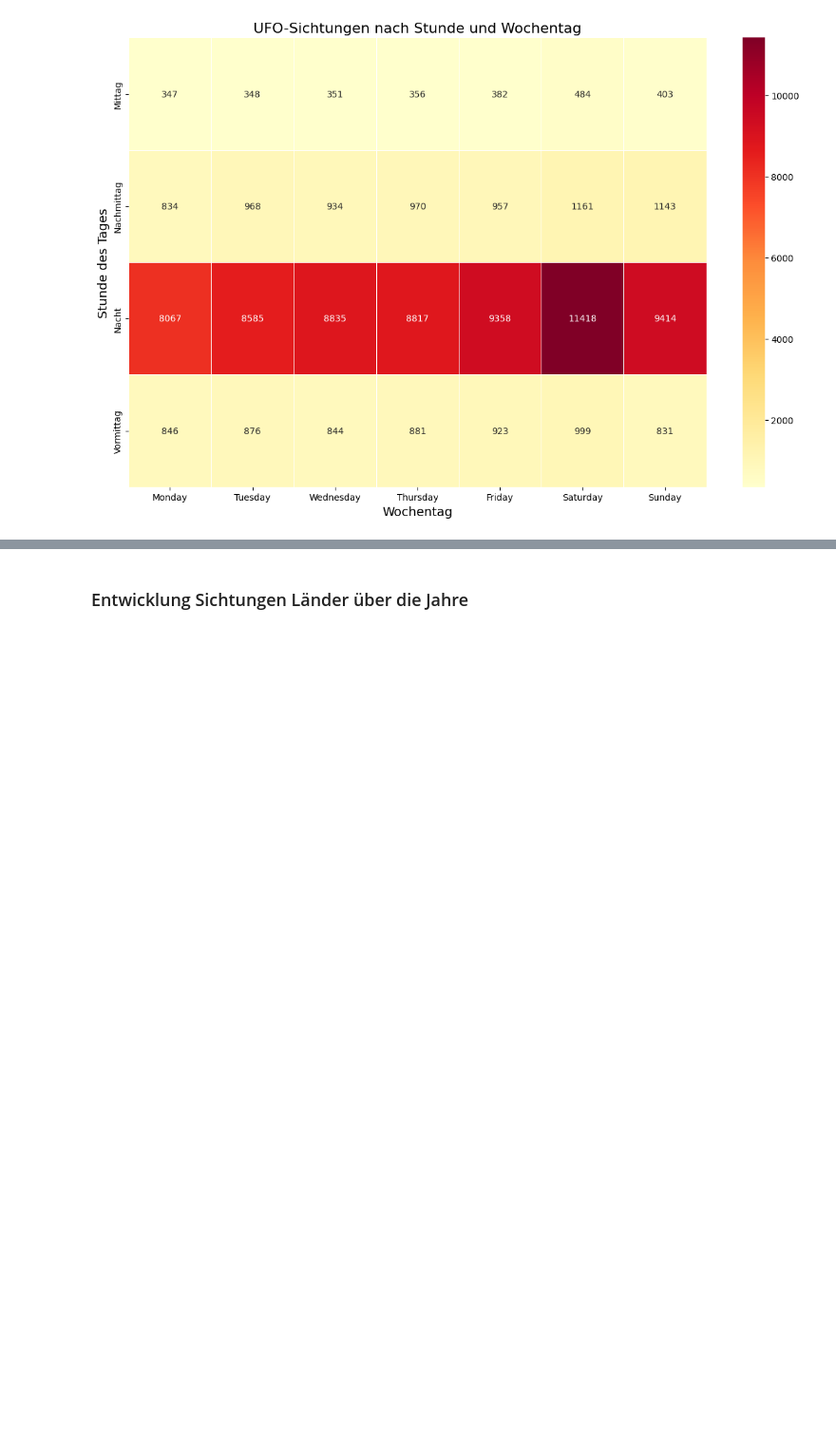
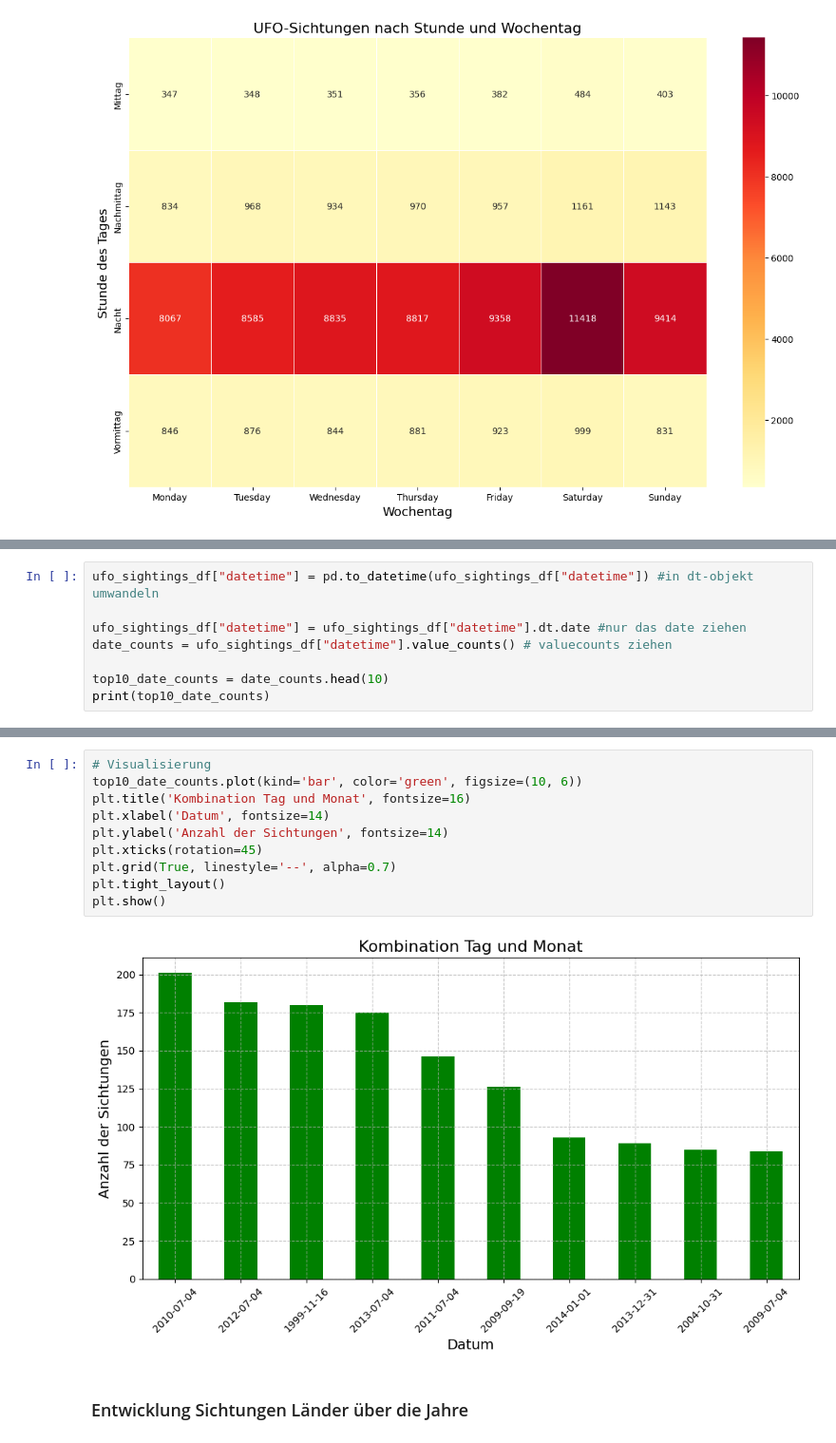
Before and after one commit to PiniPinella/Projekt_UFO, a Jupyter notebook: Laura/first_try.ipynb, the cells around one changed output, grey strips where cells are left out. Shown at 95% size. Drawn from its saved outputs; the diff is of its cells as text; blank space fills up the shorter version.

```diff
--- a/Laura/first_try.ipynb
+++ b/Laura/first_try.ipynb
@@ -384,0 +388,8 @@ plt.show()
+# %%
+ufo_sightings_df["datetime"] = pd.to_datetime(ufo_sightings_df["datetime"]) #in dt-objekt umwandeln
+
+ufo_sightings_df["datetime"] = ufo_sightings_df["datetime"].dt.date #nur das date ziehen
+date_counts = ufo_sightings_df["datetime"].value_counts() # valuecounts ziehen
+
+top10_date_counts = date_counts.head(10)
+print(top10_date_counts)
@@ -385,3 +409,15 @@ plt.show()
+# %%
+# Visualisierung
+top10_date_counts.plot(kind='bar', color='green', figsize=(10, 6))
+plt.title('Kombination Tag und Monat', fontsize=16)
+plt.xlabel('Datum', fontsize=14)
+plt.ylabel('Anzahl der Sichtungen', fontsize=14)
+plt.xticks(rotation=45)
+plt.grid(True, linestyle='--', alpha=0.7)
+plt.tight_layout()
+plt.show()
+# %% [output]
+[figure, added]
 # %% [markdown]
 ### Entwicklung Sichtungen Länder über die Jahre
 # %%
```
Also changed, not shown: parts of 12 cells of this notebook.
